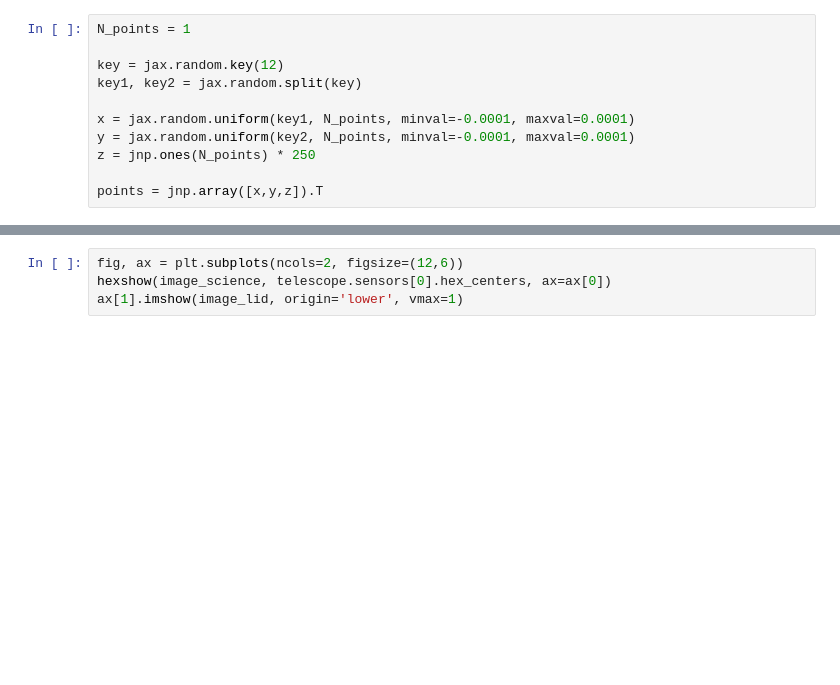
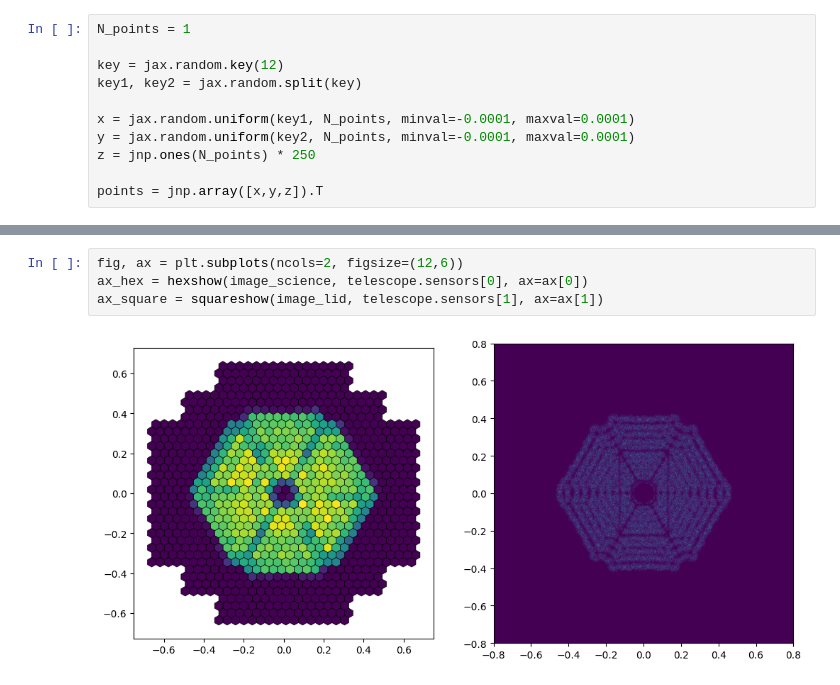
Before and after one commit to GerritRo/iactrace, a Jupyter notebook: examples/HESS_I.ipynb, the cells around one changed output, grey strips where cells are left out. Drawn from its saved outputs; the diff is of its cells as text; blank space fills up the shorter version.

```diff
--- a/examples/HESS_I.ipynb
+++ b/examples/HESS_I.ipynb
@@ -67,4 +69,6 @@ image_lid = telescope(points, source_type='point', sensor_idx=1).block_until_rea
 # %%
 fig, ax = plt.subplots(ncols=2, figsize=(12,6))
-hexshow(image_science, telescope.sensors[0].hex_centers, ax=ax[0])
-ax[1].imshow(image_lid, origin='lower', vmax=1)
+ax_hex = hexshow(image_science, telescope.sensors[0], ax=ax[0])
+ax_square = squareshow(image_lid, telescope.sensors[1], ax=ax[1])
+# %% [output]
+[figure, added]
```
Also changed, not shown: parts of 6 cells of this notebook, 5 other files.
